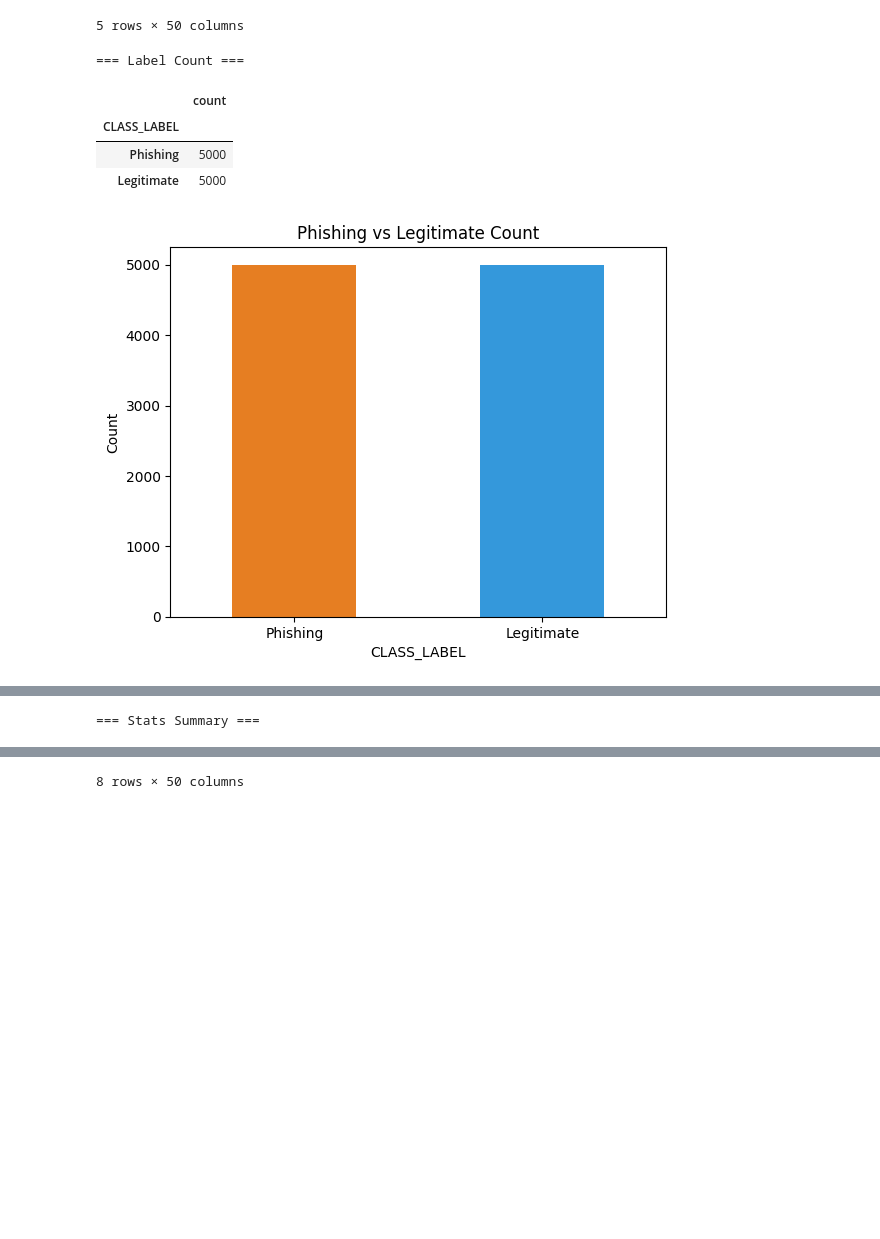
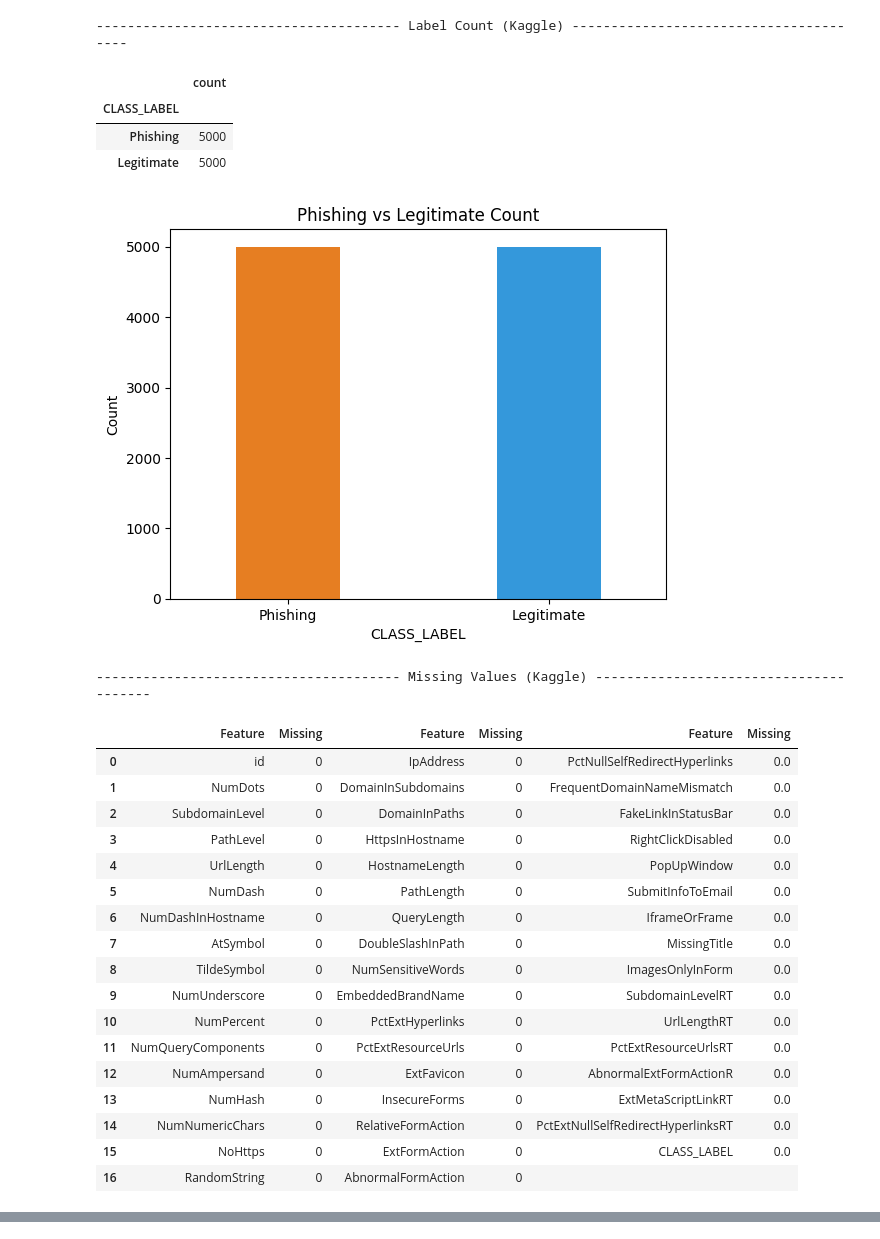
Before and after one commit to zhang-systems/phishing-detection, a Jupyter notebook: phishing.ipynb, the cells around one changed output, grey strips where cells are left out. Cells and saved outputs as stored; diff of their text form; code cells hidden in the pictures; blank space fills up the shorter version.

Commit message:
Update notebook: Step 1-6 (Kaggle)

```diff
--- a/phishing.ipynb
+++ b/phishing.ipynb
@@ -47,41 +24,61 @@ Dataset: 10,000 websites, 48 features.
 # %%
-# Step 2: Explore Dataset
+# Step 2: Explore Dataset (Kaggle)
+# Goal: load the data and look at it before cleaning.
 import pandas as pd
 import matplotlib.pyplot as plt
 
-# Load the dataset
+# Format: numbers show 2 decimals, text stays the same
+def fmt(v):
+    return f"{v:.2f}" if isinstance(v, (int, float)) else v
+
+# Load Kaggle dataset
 df = pd.read_csv('Phishing_Legitimate_full.csv')
-print("Dataset loaded! Shape:", df.shape)
+print("Dataset loaded! Shape:", df.shape)   # rows, columns
 
-# Show first 5 rows to see what the data looks like
-print("\n=== First 5 Rows ===")
-display(df.head())
+# === First 5 Rows ===
+# Transpose + split into 2 groups (25 + 25) so it's not too long
+print("\n--------------------------------------- First 5 Rows (Kaggle) ---------------------------------------")
+head_T = df.head().T.reset_index()
+head_T.columns = ['Feature', '0', '1', '2', '3', '4']
+n = 25
+groups = [head_T.iloc[i:i+n].reset_index(drop=True) for i in range(0, len(head_T), n)]
+head_wide = pd.concat(groups, axis=1).fillna('')
+display(head_wide.style.format(fmt).set_table_attributes('style="width:1000px"'))
 
-# Count how many phishing vs legitimate websites
+# === Label Count ===
 # 1 = Phishing, 0 = Legitimate
-print("\n=== Label Count ===")
+print("\n--------------------------------------- Label Count (Kaggle) ---------------------------------------")
 label_df = df['CLASS_LABEL'].value_counts().rename({1: 'Phishing', 0: 'Legitimate'}).to_frame()
-display(label_df.style.map(lambda x: 'background-color: #fce8e4' if x == 5000 else 'background-color: #e8f0e4'))
+display(label_df.style.set_table_attributes('style="width:1000px"'))
 
-# Graph - easy to see 50/50 balance
+# Bar chart. Easy to see the 50/50 balance.
 df['CLASS_LABEL'].value_counts().rename({1: 'Phishing', 0: 'Legitimate'}).plot(
     kind='bar',
     color=['#e67e22', '#3498db'],
+    width=0.4,
     title='Phishing vs Legitimate Count'
 )
 plt.ylabel('Count')
 plt.xticks(rotation=0)
 plt.show()
 
-# Check if any data is missing
-# Green = no missing (good), Red = missing (bad)
-print("\n=== Missing Values ===")
-missing = df.isnull().sum().to_frame(name='Missing Count')
-display(missing.style.map(lambda x: 'background-color: #e8f0e4' if x == 0 else 'background-color: #fce8e4'))
+# === Missing Values ===
+# Check all 50 columns. Split into 3 groups (17 + 17 + 16) so it's not too long.
+print("\n--------------------------------------- Missing Values (Kaggle) ---------------------------------------")
+missing = df.isnull().sum()
+n = 17
+mgroups = []
+for i in range(0, len(missing), n):
+    g = missing.iloc[i:i+n].reset_index()
+    g.columns = ['Feature', 'Missing']
+    mgroups.append(g.reset_index(drop=True))
+missing_wide = pd.concat(mgroups, axis=1).fillna('')
+display(missing_wide)
 
+# === Stats Summary ===
 # Basic stats for each column (min, max, mean, etc.)
-print("\n=== Stats Summary ===")
-display(df.describe().round(2))
+print("\n--------------------------------------- Stats Summary (Kaggle) ---------------------------------------")
+display(df.describe().round(2).T)
 # %% [output]
 Dataset loaded! Shape: (10000, 50)
 
@@ -95,7 +103,25 @@ Dataset loaded! Shape: (10000, 50)
-5 rows × 50 columns
+--------------------------------------- Label Count (Kaggle) ---------------------------------------
-=== Label Count ===
 |  | count |
 | CLASS_LABEL |  |
 | Phishing | 5000 |
 | Legitimate | 5000 |
-[figure, old version]
+[figure, new version]
+--------------------------------------- Missing Values (Kaggle) ---------------------------------------
+|  | Feature | Missing | Feature | Missing | Feature | Missing |
+| 0 | id | 0 | IpAddress | 0 | PctNullSelfRedirectHyperlinks | 0.0 |
+| 1 | NumDots | 0 | DomainInSubdomains | 0 | FrequentDomainNameMismatch | 0.0 |
+| 2 | SubdomainLevel | 0 | DomainInPaths | 0 | FakeLinkInStatusBar | 0.0 |
+| 3 | PathLevel | 0 | HttpsInHostname | 0 | RightClickDisabled | 0.0 |
+| 4 | UrlLength | 0 | HostnameLength | 0 | PopUpWindow | 0.0 |
+| 5 | NumDash | 0 | PathLength | 0 | SubmitInfoToEmail | 0.0 |
+| 6 | NumDashInHostname | 0 | QueryLength | 0 | IframeOrFrame | 0.0 |
+| 7 | AtSymbol | 0 | DoubleSlashInPath | 0 | MissingTitle | 0.0 |
+| 8 | TildeSymbol | 0 | NumSensitiveWords | 0 | ImagesOnlyInForm | 0.0 |
+| 9 | NumUnderscore | 0 | EmbeddedBrandName | 0 | SubdomainLevelRT | 0.0 |
+| 10 | NumPercent | 0 | PctExtHyperlinks | 0 | UrlLengthRT | 0.0 |
+| 11 | NumQueryComponents | 0 | PctExtResourceUrls | 0 | PctExtResourceUrlsRT | 0.0 |
+| 12 | NumAmpersand | 0 | ExtFavicon | 0 | AbnormalExtFormActionR | 0.0 |
+| 13 | NumHash | 0 | InsecureForms | 0 | ExtMetaScriptLinkRT | 0.0 |
+| 14 | NumNumericChars | 0 | RelativeFormAction | 0 | PctExtNullSelfRedirectHyperlinksRT | 0.0 |
+| 15 | NoHttps | 0 | ExtFormAction | 0 | CLASS_LABEL | 0.0 |
+| 16 | RandomString | 0 | AbnormalFormAction | 0 |  |  |
@@ -120 +128,0 @@ Dataset loaded! Shape: (10000, 50)
-=== Stats Summary ===
@@ -130,2 +146 @@ Dataset loaded! Shape: (10000, 50)
-8 rows × 50 columns
 # %% [markdown]
```
Also changed, not shown: parts of 11 cells of this notebook.
